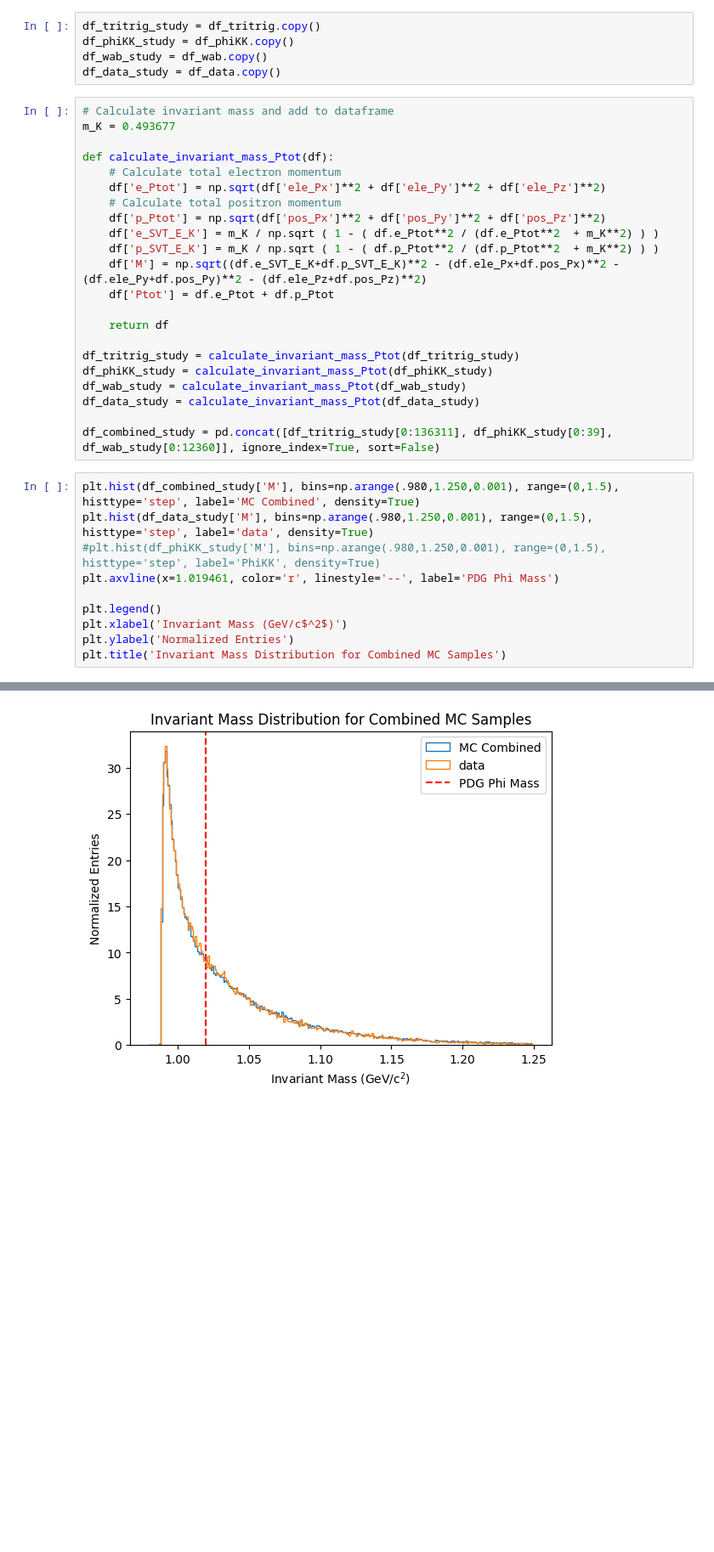
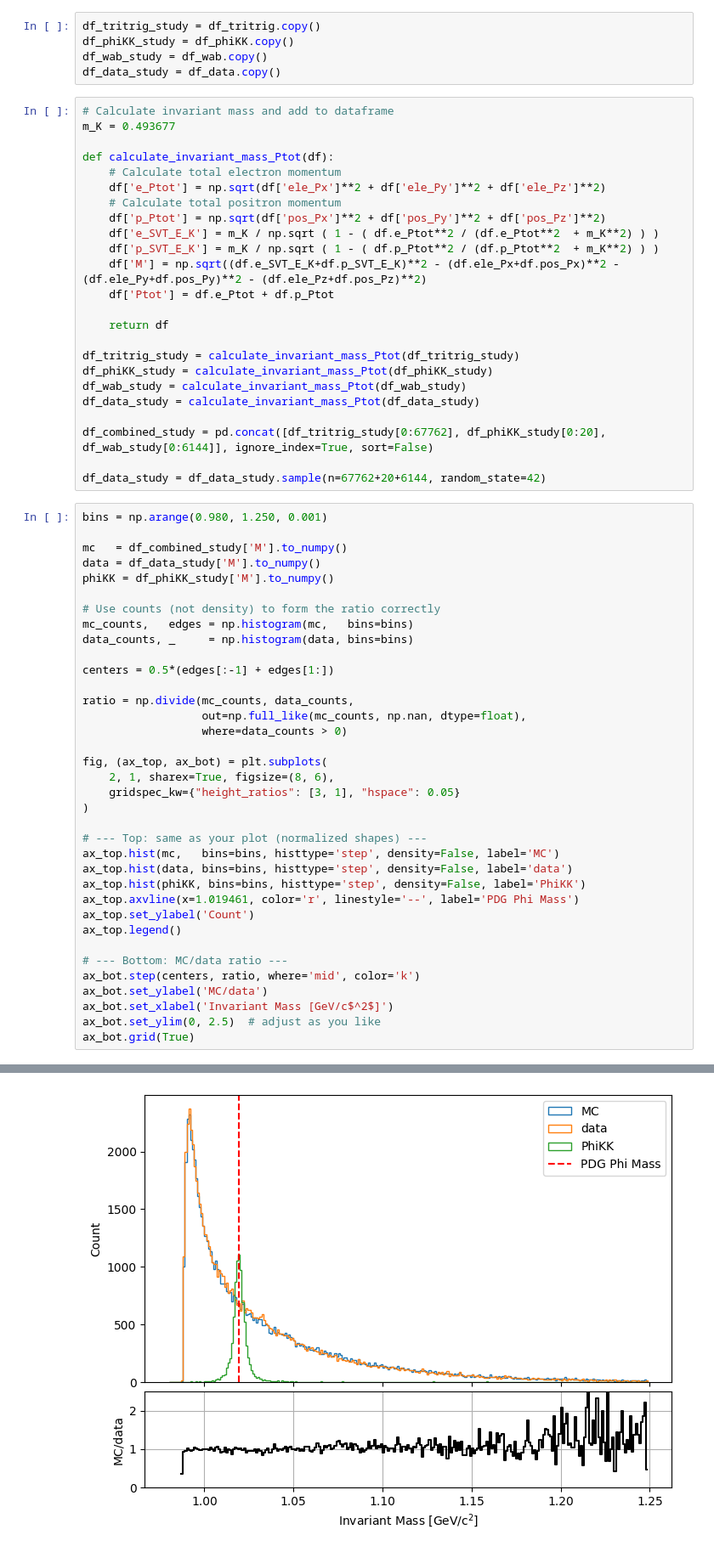
Before and after one commit to mghrear/pivoting-ANN, a Jupyter notebook: data_setup.ipynb, the cells around one changed output, grey strips where cells are left out. Shown at 85% size. Cells and saved outputs as stored; diff of their text form; blank space fills up the shorter version.

Commit message:
updating plots

```diff
--- a/data_setup.ipynb
+++ b/data_setup.ipynb
@@ -111,15 +89,43 @@ df_phiKK_study = calculate_invariant_mass_Ptot(df_phiKK_study)
 df_wab_study = calculate_invariant_mass_Ptot(df_wab_study)
 df_data_study = calculate_invariant_mass_Ptot(df_data_study)
 
-df_combined_study = pd.concat([df_tritrig_study[0:136311], df_phiKK_study[0:39], df_wab_study[0:12360]], ignore_index=True, sort=False)
+df_combined_study = pd.concat([df_tritrig_study[0:67762], df_phiKK_study[0:20], df_wab_study[0:6144]], ignore_index=True, sort=False)
+
+df_data_study = df_data_study.sample(n=67762+20+6144, random_state=42)
 # %%
-plt.hist(df_combined_study['M'], bins=np.arange(.980,1.250,0.001), range=(0,1.5), histtype='step', label='MC Combined', density=True)
-plt.hist(df_data_study['M'], bins=np.arange(.980,1.250,0.001), range=(0,1.5), histtype='step', label='data', density=True)
-#plt.hist(df_phiKK_study['M'], bins=np.arange(.980,1.250,0.001), range=(0,1.5), histtype='step', label='PhiKK', density=True)
-plt.axvline(x=1.019461, color='r', linestyle='--', label='PDG Phi Mass')
+bins = np.arange(0.980, 1.250, 0.001)
 
-plt.legend()
-plt.xlabel('Invariant Mass (GeV/c$^2$)')
-plt.ylabel('Normalized Entries')
-plt.title('Invariant Mass Distribution for Combined MC Samples')
+mc   = df_combined_study['M'].to_numpy()
+data = df_data_study['M'].to_numpy()
+phiKK = df_phiKK_study['M'].to_numpy()
+
+# Use counts (not density) to form the ratio correctly
+mc_counts,   edges = np.histogram(mc,   bins=bins)
+data_counts, _     = np.histogram(data, bins=bins)
+
+centers = 0.5*(edges[:-1] + edges[1:])
+
+ratio = np.divide(mc_counts, data_counts,
+                  out=np.full_like(mc_counts, np.nan, dtype=float),
+                  where=data_counts > 0)
+
+fig, (ax_top, ax_bot) = plt.subplots(
+    2, 1, sharex=True, figsize=(8, 6),
+    gridspec_kw={"height_ratios": [3, 1], "hspace": 0.05}
+)
+
+# --- Top: same as your plot (normalized shapes) ---
+ax_top.hist(mc,   bins=bins, histtype='step', density=False, label='MC')
+ax_top.hist(data, bins=bins, histtype='step', density=False, label='data')
+ax_top.hist(phiKK, bins=bins, histtype='step', density=False, label='PhiKK')
+ax_top.axvline(x=1.019461, color='r', linestyle='--', label='PDG Phi Mass')
+ax_top.set_ylabel('Count')
+ax_top.legend()
+
+# --- Bottom: MC/data ratio ---
+ax_bot.step(centers, ratio, where='mid', color='k')
+ax_bot.set_ylabel('MC/data')
+ax_bot.set_xlabel('Invariant Mass [GeV/c$^2$]')
+ax_bot.set_ylim(0, 2.5)  # adjust as you like
+ax_bot.grid(True)
 # %% [output]
@@ -127,2 +132,2 @@ Text(0.5, 1.0, 'Invariant Mass Distribution for Combined MC Samples')
-[figure, old version]
+[figure, new version]
 # %%
```
Also changed, not shown: parts of 14 cells of this notebook.
